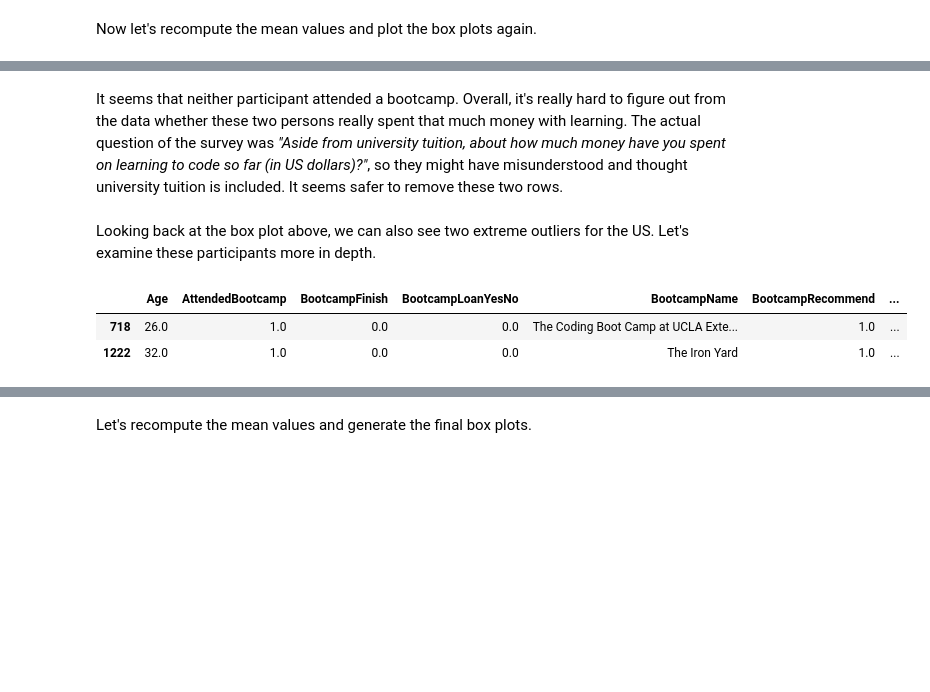
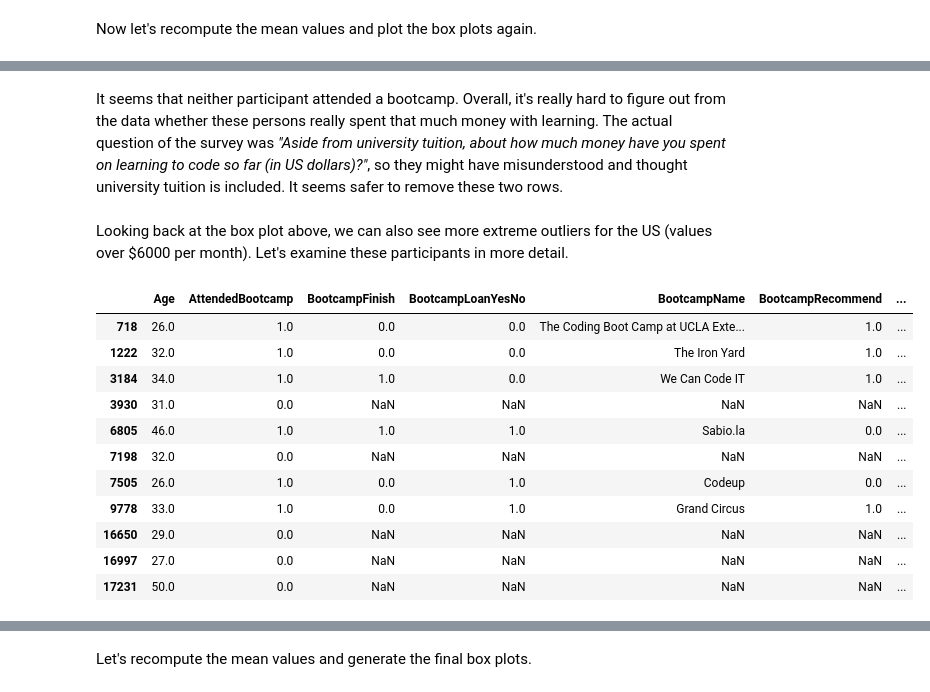
Before and after one commit to dataquestio/solutions, a Jupyter notebook: Mission310Solutions.ipynb, the cells around one changed output, grey strips where cells are left out. Cells and saved outputs as stored; diff of their text form; code cells hidden in the pictures; blank space fills up the shorter version.

```diff
--- a/Mission310Solutions.ipynb
+++ b/Mission310Solutions.ipynb
@@ -234,5 +259,6 @@ It's hard to see on the plot above if there's anything wrong with the data for t
-# %%
-fcc_good = fcc_good[fcc_good['money_per_month'] < 10000]
+# %%
+# Isolate only those participants who spend less than 10000 per month
+fcc_good = fcc_good[fcc_good['money_per_month'] < 20000]
 # %% [markdown]
 Now let's recompute the mean values and plot the box plots again.
 # %%
@@ -265,0 +295,6 @@ only_4[(only_4['CountryLive'] == 'India') & (only_4['money_per_month'] > 3000)]
+# %%
+# Inspect the extreme outliers for India
+india_outliers = only_4[
+    (only_4['CountryLive'] == 'India') &
+    (only_4['money_per_month'] >= 2500)]
+india_outliers
@@ -266,15 +309,28 @@ only_4[(only_4['CountryLive'] == 'India') & (only_4['money_per_month'] > 3000)]
 # %% [markdown]
-It seems that neither participant attended a bootcamp. Overall, it's really hard to figure out from the data whether these two persons really spent that much money with learning. The actual question of the survey was _"Aside from university tuition, about how much money have you spent on learning to code so far (in US dollars)?"_, so they might have misunderstood and thought university tuition is included. It seems safer to remove these two rows.
+It seems that neither participant attended a bootcamp. Overall, it's really hard to figure out from the data whether these persons really spent that much money with learning. The actual question of the survey was _"Aside from university tuition, about how much money have you spent on learning to code so far (in US dollars)?"_, so they might have misunderstood and thought university tuition is included. It seems safer to remove these two rows.
 # %%
-only_4 = only_4.drop([1728,1755]) # using the row labels from above
+# Remove the outliers for India
+only_4 = only_4.drop(india_outliers.index) # using the row labels
 # %% [markdown]
-Looking back at the box plot above, we can also see two extreme outliers for the US. Let's examine these participants more in depth.
+Looking back at the box plot above, we can also see more extreme outliers for the US (values over \$6000 per month). Let's examine these participants in more detail.
 # %%
-only_4[
+# Examine the extreme outliers for the US
+us_outliers = only_4[
     (only_4['CountryLive'] == 'United States of America') &
-    (only_4['money_per_month'] > 6000)]
+    (only_4['money_per_month'] >= 6000)]
+
+us_outliers
 # %% [output]
 |  | Age | AttendedBootcamp | BootcampFinish | BootcampLoanYesNo | BootcampName | BootcampRecommend | ... |
 | 718 | 26.0 | 1.0 | 0.0 | 0.0 | The Coding Boot Camp at UCLA Exte... | 1.0 | ... |
 | 1222 | 32.0 | 1.0 | 0.0 | 0.0 | The Iron Yard | 1.0 | ... |
+| 3184 | 34.0 | 1.0 | 1.0 | 0.0 | We Can Code IT | 1.0 | ... |
+| 3930 | 31.0 | 0.0 | NaN | NaN | NaN | NaN | ... |
+| 6805 | 46.0 | 1.0 | 1.0 | 1.0 | Sabio.la | 0.0 | ... |
+| 7198 | 32.0 | 0.0 | NaN | NaN | NaN | NaN | ... |
+| 7505 | 26.0 | 1.0 | 0.0 | 1.0 | Codeup | 0.0 | ... |
+| 9778 | 33.0 | 1.0 | 0.0 | 1.0 | Grand Circus | 1.0 | ... |
+| 16650 | 29.0 | 0.0 | NaN | NaN | NaN | NaN | ... |
+| 16997 | 27.0 | 0.0 | NaN | NaN | NaN | NaN | ... |
+| 17231 | 50.0 | 0.0 | NaN | NaN | NaN | NaN | ... |
 # %% [markdown]
```
Also changed, not shown: parts of 45 cells of this notebook.
